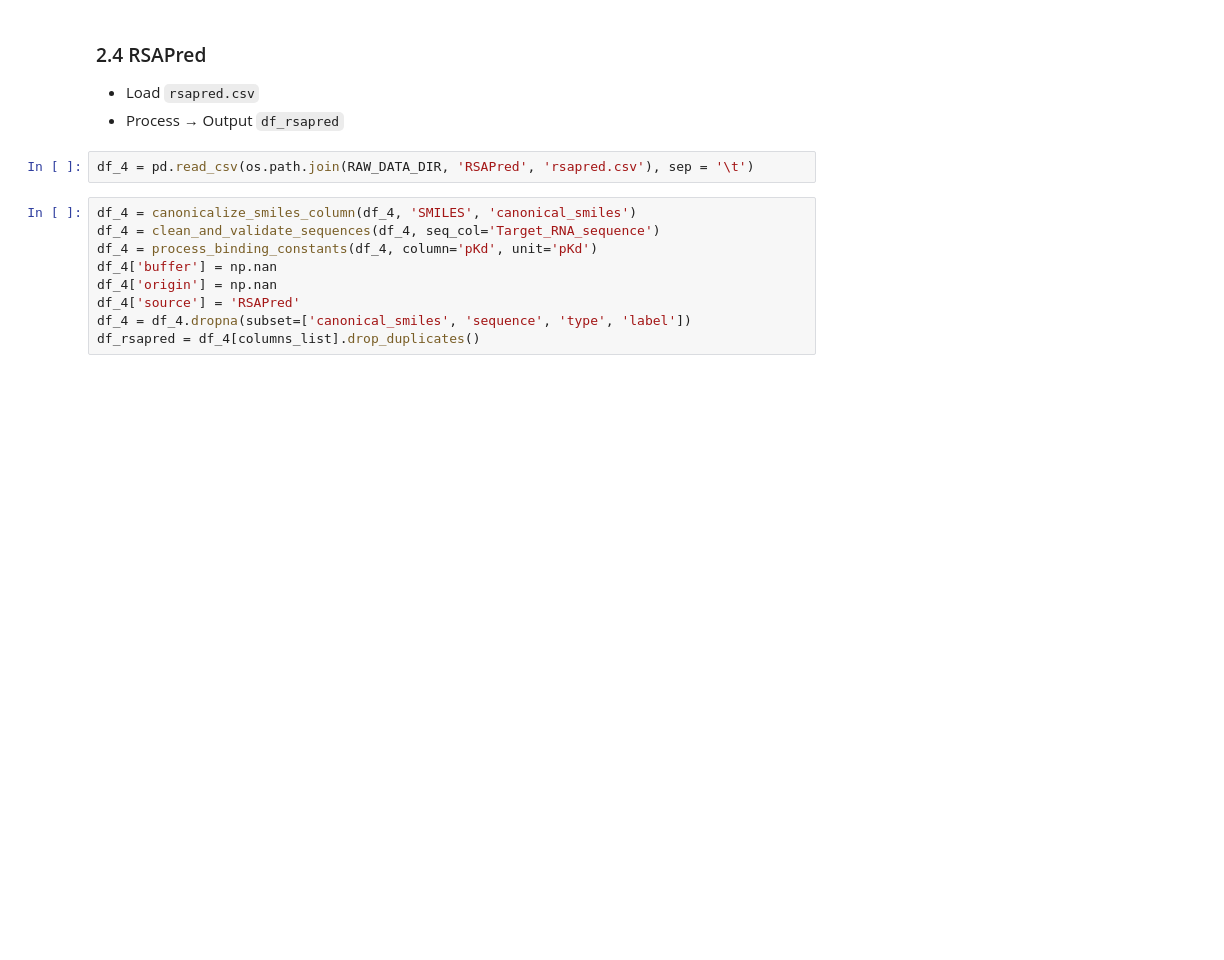
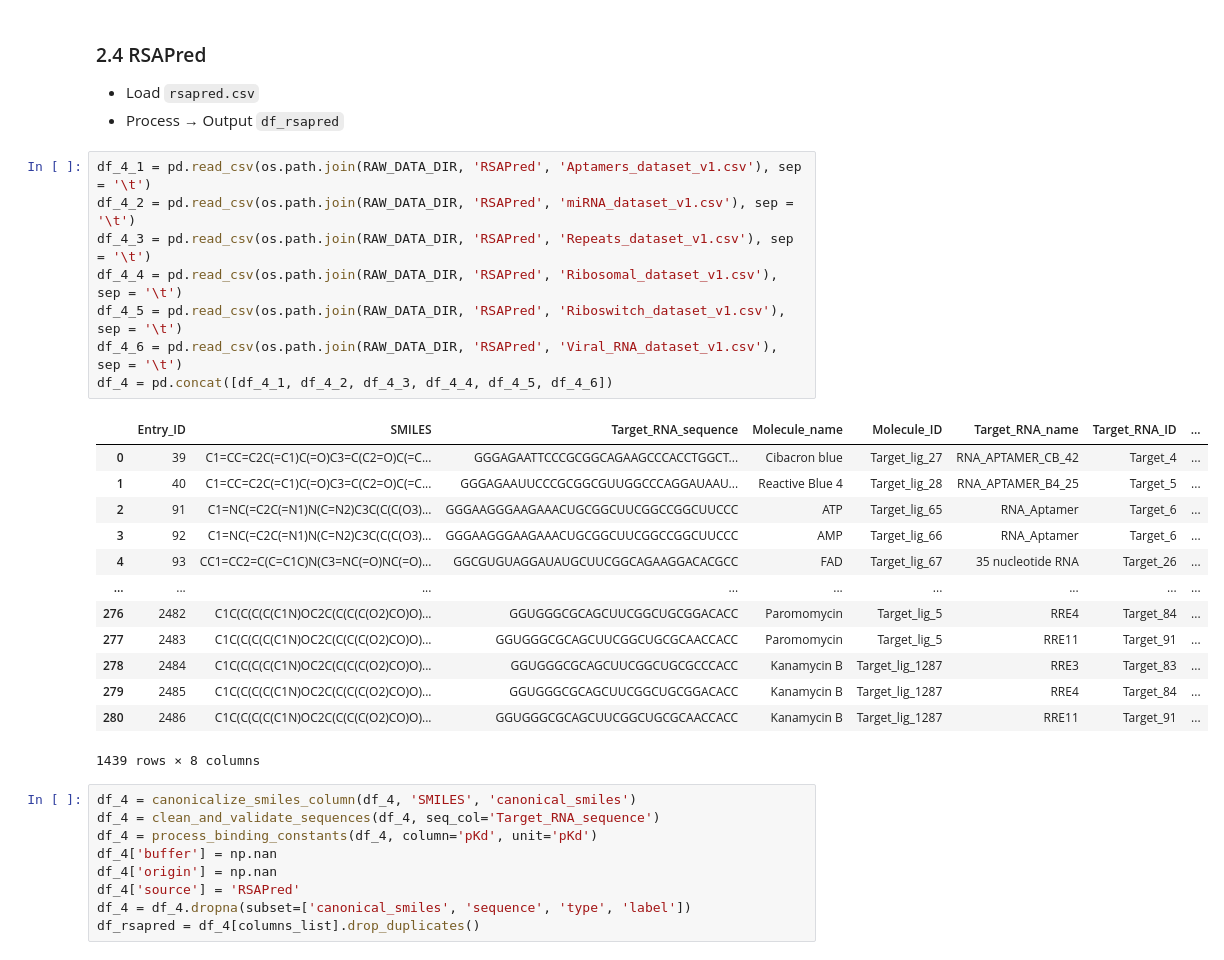
Before and after one commit to GenerativeMolMachines/AptaBench, a Jupyter notebook: notebooks/01_dataset_construction.ipynb, the cells around one changed output. Cells and saved outputs as stored; diff of their text form; blank space fills up the shorter version.

```diff
--- a/notebooks/01_dataset_construction.ipynb
+++ b/notebooks/01_dataset_construction.ipynb
@@ -169,7 +169,27 @@ label
 * Load `rsapred.csv`
 * Process → Output `df_rsapred`
 # %%
-df_4 = pd.read_csv(os.path.join(RAW_DATA_DIR, 'RSAPred', 'rsapred.csv'), sep = '\t')
+df_4_1 = pd.read_csv(os.path.join(RAW_DATA_DIR, 'RSAPred', 'Aptamers_dataset_v1.csv'), sep = '\t')
+df_4_2 = pd.read_csv(os.path.join(RAW_DATA_DIR, 'RSAPred', 'miRNA_dataset_v1.csv'), sep = '\t')
+df_4_3 = pd.read_csv(os.path.join(RAW_DATA_DIR, 'RSAPred', 'Repeats_dataset_v1.csv'), sep = '\t')
+df_4_4 = pd.read_csv(os.path.join(RAW_DATA_DIR, 'RSAPred', 'Ribosomal_dataset_v1.csv'), sep = '\t')
+df_4_5 = pd.read_csv(os.path.join(RAW_DATA_DIR, 'RSAPred', 'Riboswitch_dataset_v1.csv'), sep = '\t')
+df_4_6 = pd.read_csv(os.path.join(RAW_DATA_DIR, 'RSAPred', 'Viral_RNA_dataset_v1.csv'), sep = '\t')
+df_4 = pd.concat([df_4_1, df_4_2, df_4_3, df_4_4, df_4_5, df_4_6])
+# %% [output]
+|  | Entry_ID | SMILES | Target_RNA_sequence | Molecule_name | Molecule_ID | Target_RNA_name | Target_RNA_ID | ... |
+| 0 | 39 | C1=CC=C2C(=C1)C(=O)C3=C(C2=O)C(=C... | GGGAGAATTCCCGCGGCAGAAGCCCACCTGGCT... | Cibacron blue | Target_lig_27 | RNA_APTAMER_CB_42 | Target_4 | ... |
+| 1 | 40 | C1=CC=C2C(=C1)C(=O)C3=C(C2=O)C(=C... | GGGAGAAUUCCCGCGGCGUUGGCCCAGGAUAAU... | Reactive Blue 4 | Target_lig_28 | RNA_APTAMER_B4_25 | Target_5 | ... |
+| 2 | 91 | C1=NC(=C2C(=N1)N(C=N2)C3C(C(C(O3)... | GGGAAGGGAAGAAACUGCGGCUUCGGCCGGCUUCCC | ATP | Target_lig_65 | RNA_Aptamer | Target_6 | ... |
+| 3 | 92 | C1=NC(=C2C(=N1)N(C=N2)C3C(C(C(O3)... | GGGAAGGGAAGAAACUGCGGCUUCGGCCGGCUUCCC | AMP | Target_lig_66 | RNA_Aptamer | Target_6 | ... |
+| 4 | 93 | CC1=CC2=C(C=C1C)N(C3=NC(=O)NC(=O)... | GGCGUGUAGGAUAUGCUUCGGCAGAAGGACACGCC | FAD | Target_lig_67 | 35 nucleotide RNA | Target_26 | ... |
+| ... | ... | ... | ... | ... | ... | ... | ... | ... |
+| 276 | 2482 | C1C(C(C(C(C1N)OC2C(C(C(C(O2)CO)O)... | GGUGGGCGCAGCUUCGGCUGCGGACACC | Paromomycin | Target_lig_5 | RRE4 | Target_84 | ... |
+| 277 | 2483 | C1C(C(C(C(C1N)OC2C(C(C(C(O2)CO)O)... | GGUGGGCGCAGCUUCGGCUGCGCAACCACC | Paromomycin | Target_lig_5 | RRE11 | Target_91 | ... |
+| 278 | 2484 | C1C(C(C(C(C1N)OC2C(C(C(C(O2)CO)O)... | GGUGGGCGCAGCUUCGGCUGCGCCCACC | Kanamycin B | Target_lig_1287 | RRE3 | Target_83 | ... |
+| 279 | 2485 | C1C(C(C(C(C1N)OC2C(C(C(C(O2)CO)O)... | GGUGGGCGCAGCUUCGGCUGCGGACACC | Kanamycin B | Target_lig_1287 | RRE4 | Target_84 | ... |
+| 280 | 2486 | C1C(C(C(C(C1N)OC2C(C(C(C(O2)CO)O)... | GGUGGGCGCAGCUUCGGCUGCGCAACCACC | Kanamycin B | Target_lig_1287 | RRE11 | Target_91 | ... |
+1439 rows × 8 columns
 # %%
 df_4 = canonicalize_smiles_column(df_4, 'SMILES', 'canonical_smiles')
 df_4 = clean_and_validate_sequences(df_4, seq_col='Target_RNA_sequence')
```
Also changed, not shown: parts of 8 cells of this notebook, 3 other files.
